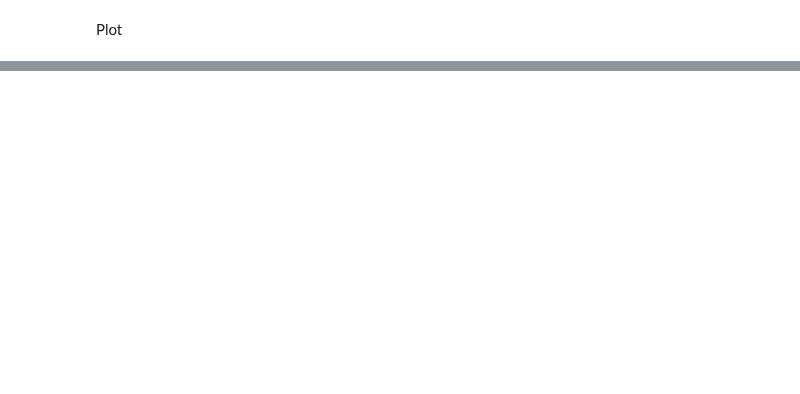
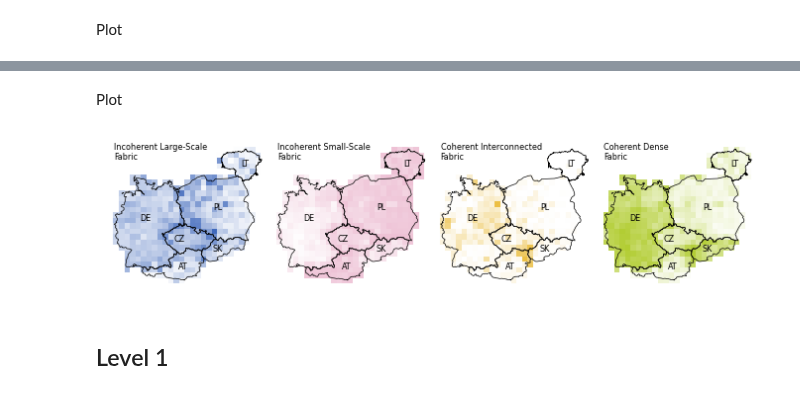
Before and after one commit to uscuni/urban_taxonomy, a Jupyter notebook: code/fig_abundance_maps.ipynb, the cells around one changed output, grey strips where cells are left out. Saved outputs shown, nothing was run; the diff lists cells and outputs as text; code cells hidden in the pictures; blank space fills up the shorter version.

```diff
--- a/code/fig_abundance_maps.ipynb
+++ b/code/fig_abundance_maps.ipynb
@@ -128,0 +207,2 @@ fig.subplots_adjust(wspace=0.00, hspace=0.00)
+# %% [markdown]
+Plot
@@ -128,0 +211,29 @@ fig.subplots_adjust(wspace=0.00, hspace=0.00)
+# %%
+cmap = ["#4069BC", "#eec1d5", "#ECBF43", "#b2cd32"]
+cmap = {i: col for i, col in enumerate(cmap, 1)}
+
+names = {
+    1: "Incoherent Large-Scale \nFabric",
+    2: "Incoherent Small-Scale \nFabric",
+    3: "Coherent Interconnected \nFabric",
+    4: "Coherent Dense \nFabric",
+}
+# %%
+fig, axs = plt.subplots(1, 4, figsize=(8.5, 2), sharex=True, sharey=True)
+for label, ax in enumerate(axs.flat, 1):
+    plot_label(label, ax)
+    ax.set_axis_off()
+    ax.text(
+        0.05,
+        0.99,
+        names[label],
+        fontsize="xx-small",
+        transform=ax.transAxes,
+        verticalalignment="top",
+    )
+fig.subplots_adjust(wspace=0.00, hspace=0.00)
+fig.savefig("../figs/abundance_l2.png", bbox_inches="tight", dpi=300)
+# %% [output]
+[figure, added]
+# %% [markdown]
+## Level 1
```
Also changed, not shown: parts of 25 cells of this notebook, 7 other files.
